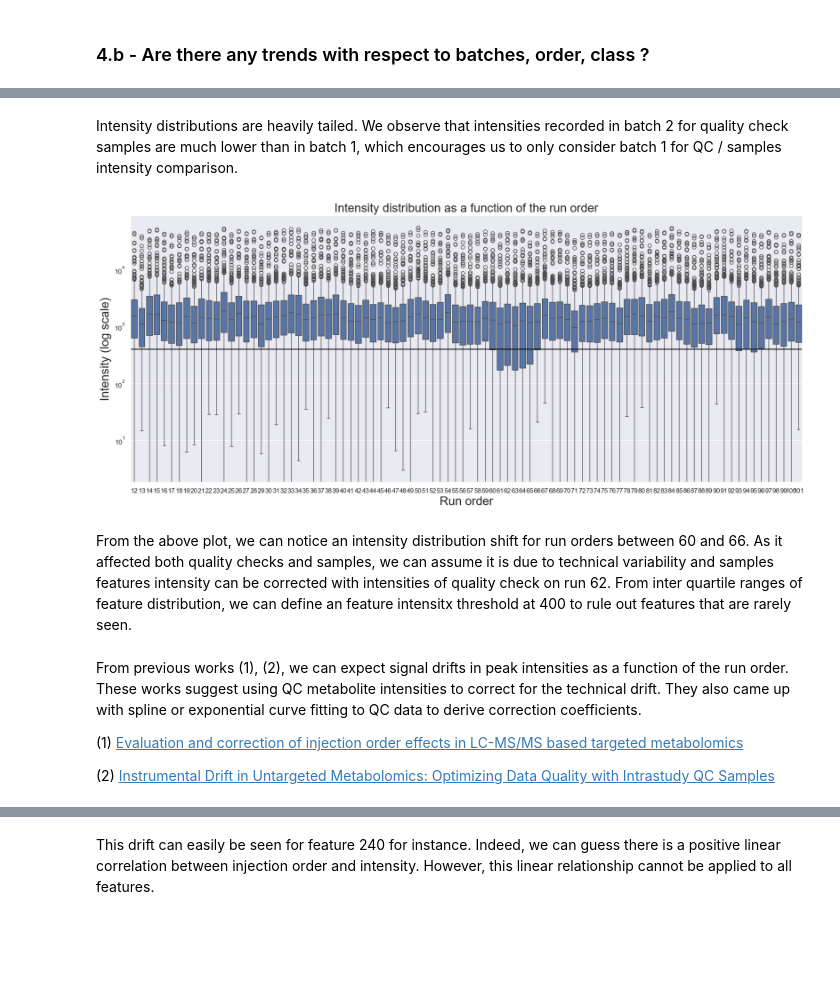
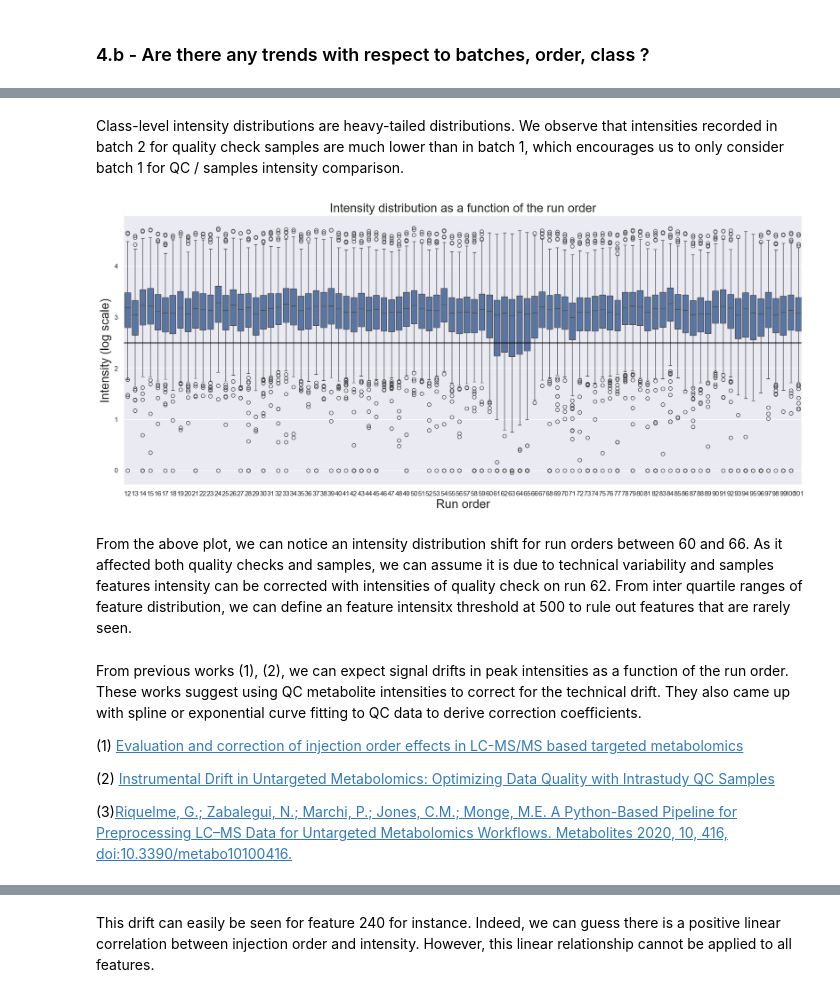
Before and after one commit to PhiCtl/glycan-biomarkers, a Jupyter notebook: notebooks/eda.ipynb, the cells around one changed output, grey strips where cells are left out. Saved outputs shown, nothing was run; the diff lists cells and outputs as text; code cells hidden in the pictures; blank space fills up the shorter version.

```diff
--- a/notebooks/eda.ipynb
+++ b/notebooks/eda.ipynb
@@ -10,5 +13,6 @@ import scipy.stats as st
 # %%
-DATA_PATH = "../../data/input"
+DATA_PATH = "../data/input"
+OUTPUT_PATH = "../outputs"
 # %% [markdown]
 # Datasets
 # %%
@@ -235,7 +243,7 @@ summary.sort_values(by='50%')
 # %%
-sns.set(rc = {'figure.figsize':(30, 20)})
+sns.set(rc = {'figure.figsize':(40, 20)})
 fig = sns.boxplot(data = df_data_melt,\
-                   x='feature', y='intensity')#, palette = 'Set2')
+                   x='feature_number', y='intensity')#, palette = 'Set2')
 fig.set(yscale='log')
 fig.axes.set_title('Features intensity distribution',fontsize=20)
 fig.set_xlabel("Features",fontsize=20)
@@ -247,5 +255,8 @@ plt.show()
 # %% [markdown]
 From a qualitative look, features median intensity span on 5 orders of magnitude, with most features ranging in the 1E2 - 1E4 intensity scale yet with visually distinct distributions.
+# %%
+df_data_melt['log_intensity'] = df_data_melt['intensity']\
+                                .apply(lambda x : 0 if x < 1E-3 else np.log10(x))
 # %%
 df_data_melt[(df_data_melt['class'].isin(['B']))].groupby('feature')['intensity'].describe([.1, .25,.5,.75,.95]).sort_values(by='50%')
 # %% [output]
@@ -447,24 +467,27 @@ df_data_melt[['class', 'intensity']][df_data_melt['batch'] == 1].groupby('class'
 # %% [markdown]
-Intensity distributions are heavily tailed. We observe that intensities recorded in batch 2 for quality check samples are much lower than in batch 1, which encourages us to only consider batch 1 for QC / samples intensity comparison.
+Class-level intensity distributions are heavy-tailed distributions. We observe that intensities recorded in batch 2 for quality check samples are much lower than in batch 1, which encourages us to only consider batch 1 for QC / samples intensity comparison.
 # %%
 df_plot = df_data_melt[(df_data_melt['class'].isin(['QC', 'Dunn', 'LMU', 'French'])) & (df_data_melt['batch'] == 1)]
 sns.set(rc = {'figure.figsize':(20, 8)})
-fig = sns.boxplot(df_plot, x='order', y='intensity')#, hue='class')
-fig.axhline(4*1E2, color='black')
+fig = sns.boxplot(df_plot, x='order', y='log_intensity')#, hue='class')
+fig.axhline(2.5, color='black')
 fig.axes.set_title('Intensity distribution as a function of the run order',fontsize=20)
 fig.set_xlabel("Run order",fontsize=20)
 fig.set_ylabel("Intensity (log scale)",fontsize=20)
-fig.set_yscale('log')
+#fig.set_yscale('log')
+plt.savefig(os.path.join(OUTPUT_PATH, 'intensity_distribution_runorder.png'))
 # %% [output]
-[figure, old version]
+[figure, new version]
 # %% [markdown]
-From the above plot, we can notice an intensity distribution shift for run orders between 60 and 66. As it affected both quality checks and samples, we can assume it is due to technical variability and samples features intensity can be corrected with intensities of quality check on run 62. From inter quartile ranges of feature distribution, we can define an feature intensitx threshold at 400 to rule out features that are rarely seen.
+From the above plot, we can notice an intensity distribution shift for run orders between 60 and 66. As it affected both quality checks and samples, we can assume it is due to technical variability and samples features intensity can be corrected with intensities of quality check on run 62. From inter quartile ranges of feature distribution, we can define an feature intensitx threshold at 500 to rule out features that are rarely seen.
 # %% [markdown]
 From previous works (1), (2), we can expect signal drifts in peak intensities as a function of the run order. These works suggest using QC metabolite intensities to correct for the technical drift. They also came up with spline or exponential curve fitting to QC data to derive correction coefficients.
 
 (1) [Evaluation and correction of injection order effects in LC-MS/MS based targeted metabolomics](https://www.sciencedirect.com/science/article/pii/S1570023222004184#s0010)
 
 (2) [Instrumental Drift in Untargeted Metabolomics: Optimizing Data Quality with Intrastudy QC Samples](https://pmc.ncbi.nlm.nih.gov/articles/PMC10222478/)
+
+(3)[Riquelme, G.; Zabalegui, N.; Marchi, P.; Jones, C.M.; Monge, M.E. A Python-Based Pipeline for Preprocessing LC–MS Data for Untargeted Metabolomics Workflows. Metabolites 2020, 10, 416, doi:10.3390/metabo10100416.](https://tidyms.readthedocs.io/en/latest/)
 # %%
 df_plot = df_data_melt[(df_data_melt['feature_number'] == 240) & (df_data_melt['class'].isin(['QC', 'Dunn', 'LMU', 'French'])) & (df_data_melt['batch'])]
 sns.set(rc = {'figure.figsize':(10, 5)})
```
Also changed, not shown: parts of 35 cells of this notebook.
